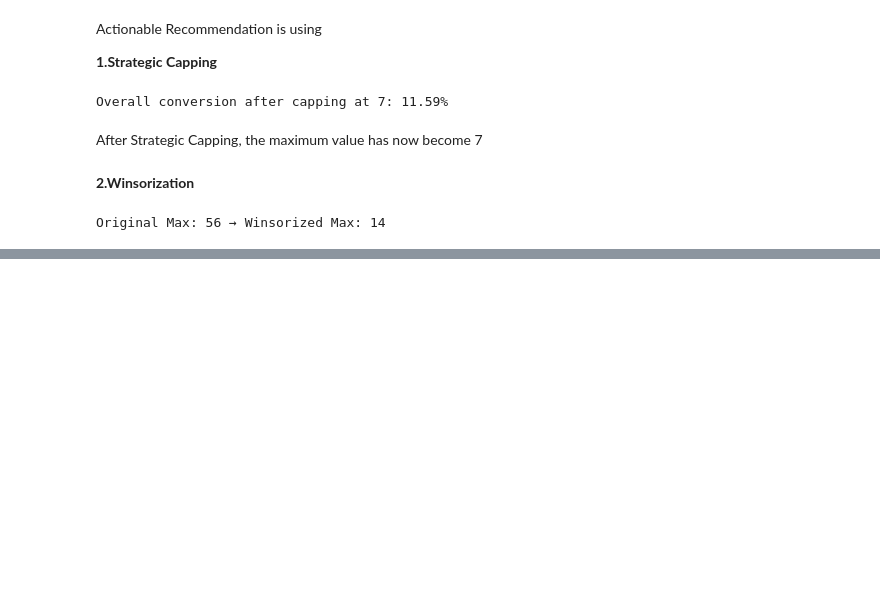
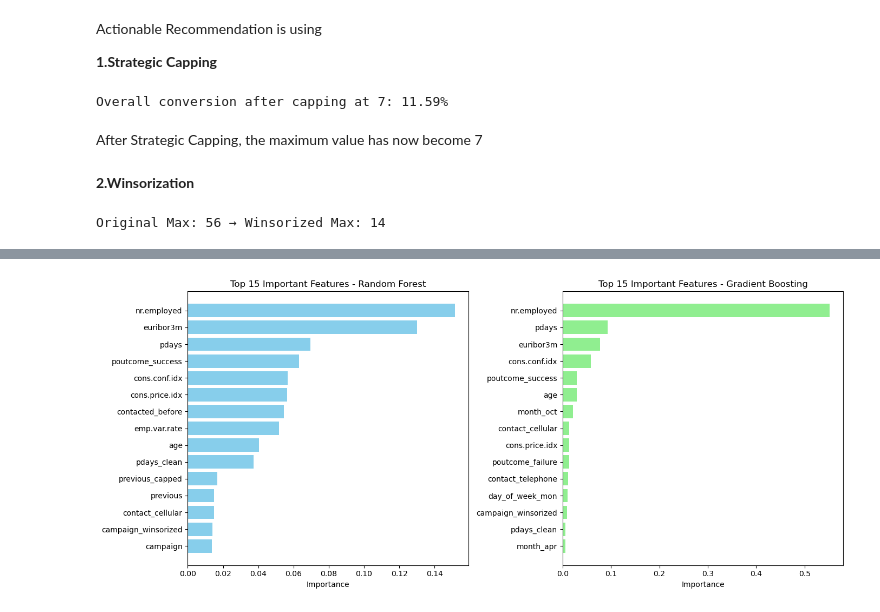
Before and after one commit to leenarganta/bank_marketing_campaign, a Jupyter notebook: notebooks/Final_Bank_Marketing_Model.ipynb, the cells around one changed output, grey strips where cells are left out. Saved outputs shown, nothing was run; the diff lists cells and outputs as text; code cells hidden in the pictures; blank space fills up the shorter version.

```diff
--- a/notebooks/Final_Bank_Marketing_Model.ipynb
+++ b/notebooks/Final_Bank_Marketing_Model.ipynb
@@ -931,0 +1429,43 @@ data.to_csv("bank_marketing_cleaned.csv", index=False)
+# %%
+rf_model = rf_search.best_estimator_.named_steps['classifier']
+gb_model = gb_search.best_estimator_.named_steps['classifier']
+# %%
+# 1. Get feature names after preprocessing
+onehot_columns = rf_search.best_estimator_.named_steps['preprocessor']\
+    .named_transformers_['cat'].named_steps['encoder']\
+    .get_feature_names_out(categorical_cols)
+
+feature_names = np.concatenate([onehot_columns, numeric_cols])
+
+# 2. Extract importances
+rf_importances = rf_model.feature_importances_
+gb_importances = gb_model.feature_importances_
+
+# 3. Create DataFrames
+rf_feat_imp_df = pd.DataFrame({
+    'Feature': feature_names,
+    'Importance': rf_importances
+}).sort_values(by='Importance', ascending=False)
+
+gb_feat_imp_df = pd.DataFrame({
+    'Feature': feature_names,
+    'Importance': gb_importances
+}).sort_values(by='Importance', ascending=False)
+
+# 4. Plot top 15
+plt.figure(figsize=(14, 6))
+
+plt.subplot(1, 2, 1)
+plt.barh(rf_feat_imp_df['Feature'][:15][::-1], rf_feat_imp_df['Importance'][:15][::-1], color='skyblue')
+plt.title("Top 15 Important Features - Random Forest")
+plt.xlabel("Importance")
+
+plt.subplot(1, 2, 2)
+plt.barh(gb_feat_imp_df['Feature'][:15][::-1], gb_feat_imp_df['Importance'][:15][::-1], color='lightgreen')
+plt.title("Top 15 Important Features - Gradient Boosting")
+plt.xlabel("Importance")
+
+plt.tight_layout()
+plt.show()
+# %% [output]
+[figure, added]
```
Also changed, not shown: parts of 28 cells of this notebook.
